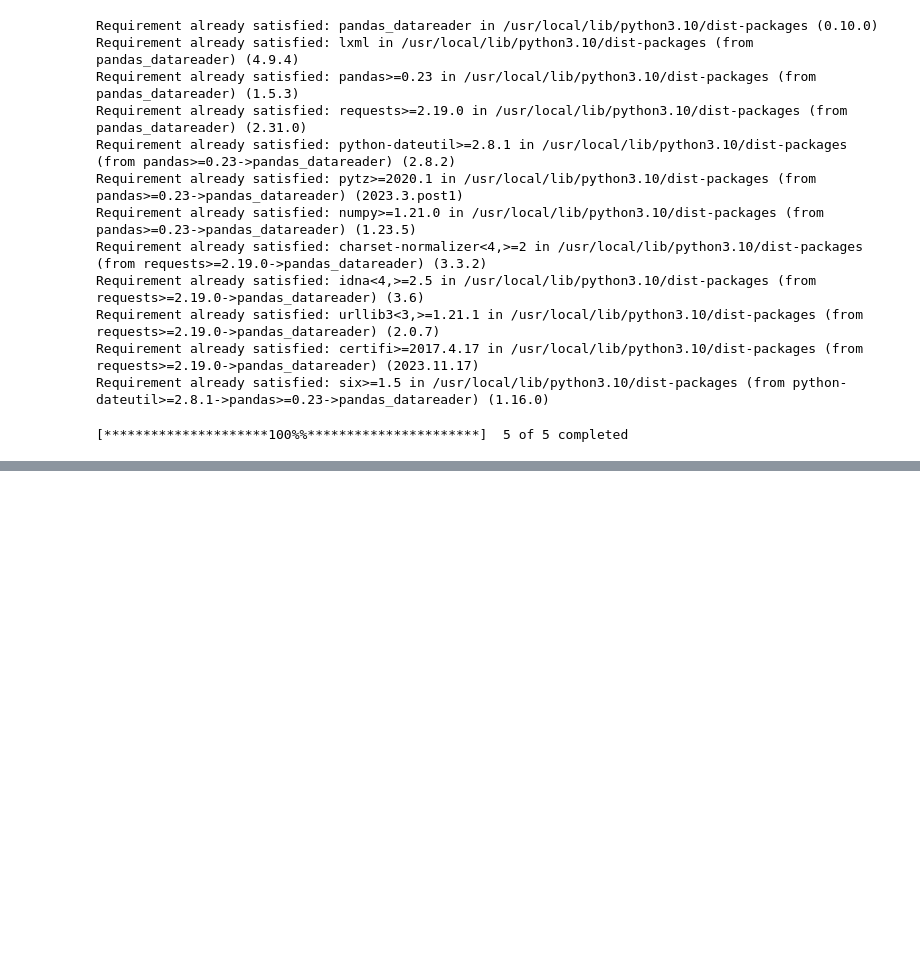
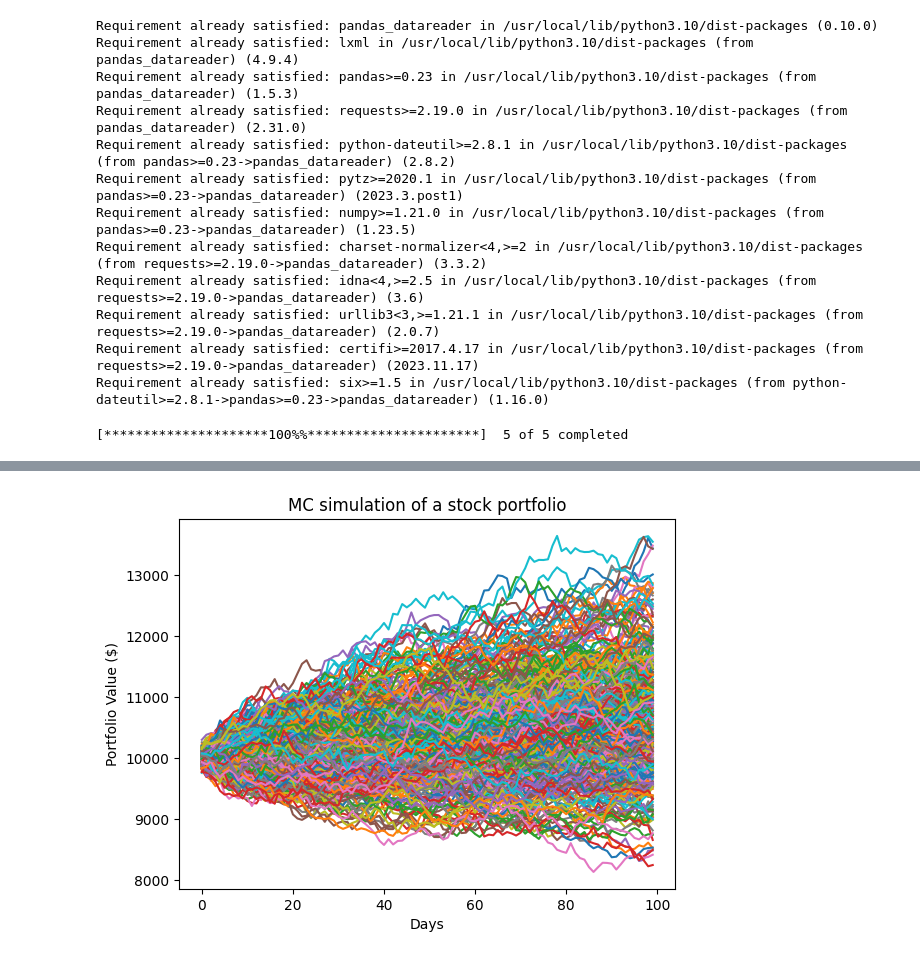
Before and after one commit to ranjan2829/Quant, a Jupyter notebook: Monte_Carlo_FInancial_Model.ipynb, the cells around one changed output, grey strips where cells are left out. Drawn from its saved outputs; the diff is of its cells as text; code cells hidden in the pictures; blank space fills up the shorter version.

```diff
--- a/Monte_Carlo_FInancial_Model.ipynb
+++ b/Monte_Carlo_FInancial_Model.ipynb
@@ -64,0 +86,9 @@ for m in range(0, monte):
+# %%
+
+plt.plot(portfolio)
+plt.ylabel('Portfolio Value ($)')
+plt.xlabel('Days')
+plt.title('MC simulation of a stock portfolio')
+plt.show()
+# %% [output]
+[figure, added]
```
Also changed, not shown: parts of 1 cell of this notebook.
